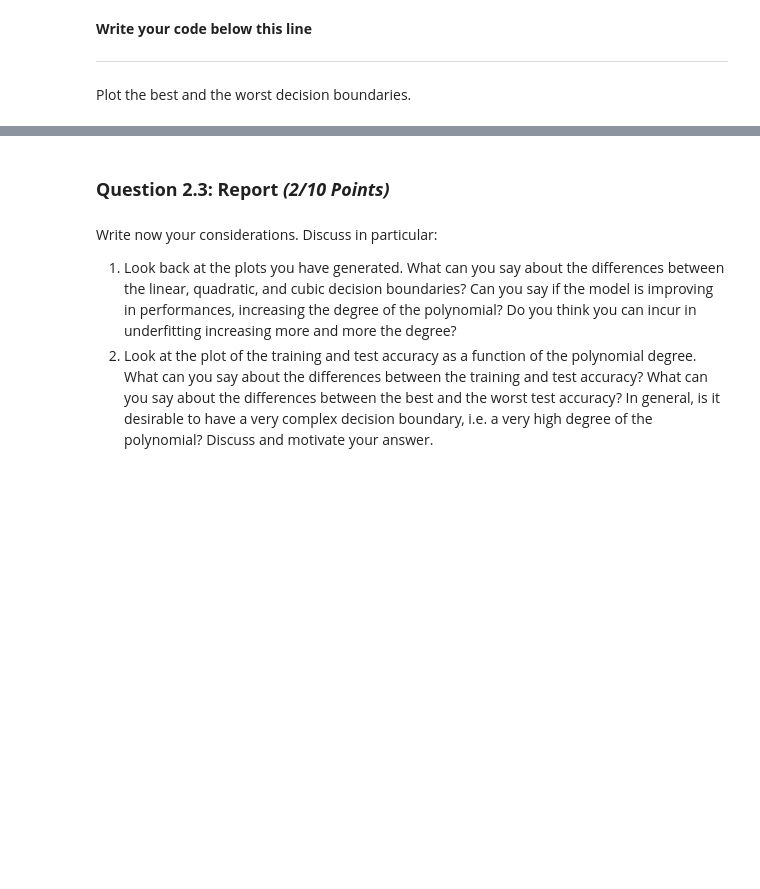
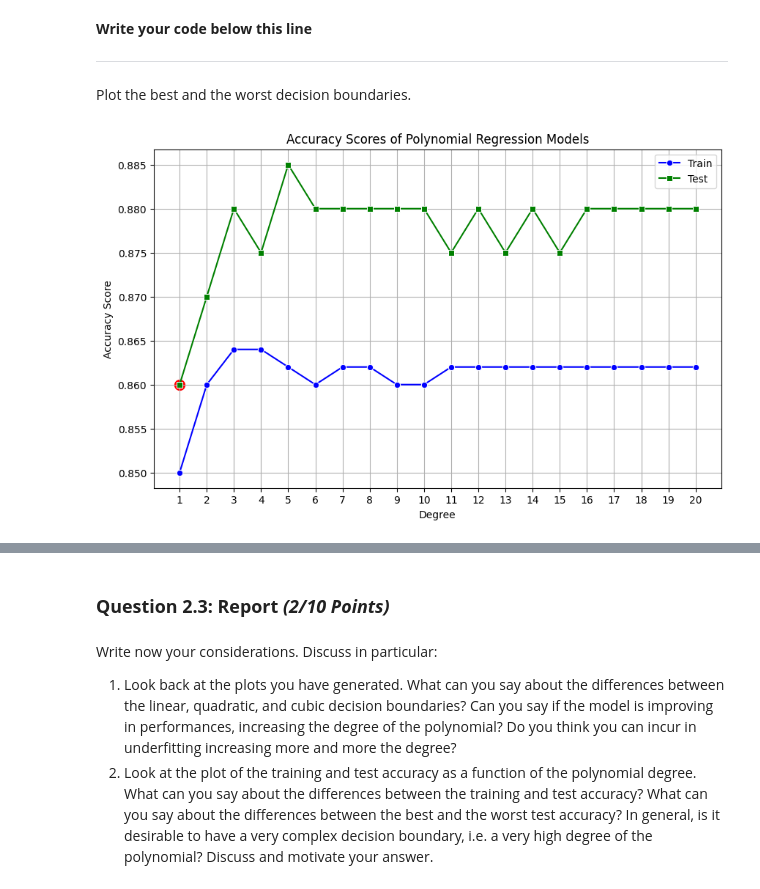
Before and after one commit to ywateba/fds_2023_hw2, a Jupyter notebook: HW2.ipynb, the cells around one changed output, grey strips where cells are left out. Saved outputs shown, nothing was run; the diff lists cells and outputs as text; code cells hidden in the pictures; blank space fills up the shorter version.

```diff
--- a/HW2.ipynb
+++ b/HW2.ipynb
@@ -846,0 +845,29 @@ Plot the best and the worst decision boundaries.
+# %%
+# Plot worst model
+degrees = np.arange(1, 21)
+thetas, accuracy_scores_train, accuracy_scores_test = fit_polynomials(
+    x, y, x_test, y_test, degrees=degrees, lr=0.5, num_steps=1000
+)
+plt.figure(figsize=(10, 6))
+sns.lineplot(x=degrees, y=accuracy_scores_train, label="Train", marker='o', color='b')
+sns.lineplot(x=degrees, y=accuracy_scores_test, label="Test", marker='s', color='g')
+
+# Add labels and title
+plt.xlabel("Degree")
+plt.ylabel("Accuracy Score")
+plt.title("Accuracy Scores of Polynomial Regression Models")
+plt.grid(True)
+
+# Add axis ticks
+plt.xticks(degrees)
+
+# Add legend
+plt.legend()
+plt.scatter(degrees[np.argmin(accuracy_scores_test)], np.min(accuracy_scores_test), color='red', marker='o', s=100)
+plt.show()
+
+# Based on the given graph, the worst model is the one with degree 1.
+# The accuracy score of the model with degree 1 is around 0.86, while the accuracy scores of the other models are above 0.88.
+# So the linear model doesn't fit the data as good as the others degree.
+# %% [output]
+[figure, added]
```
Also changed, not shown: parts of 6 cells of this notebook.
